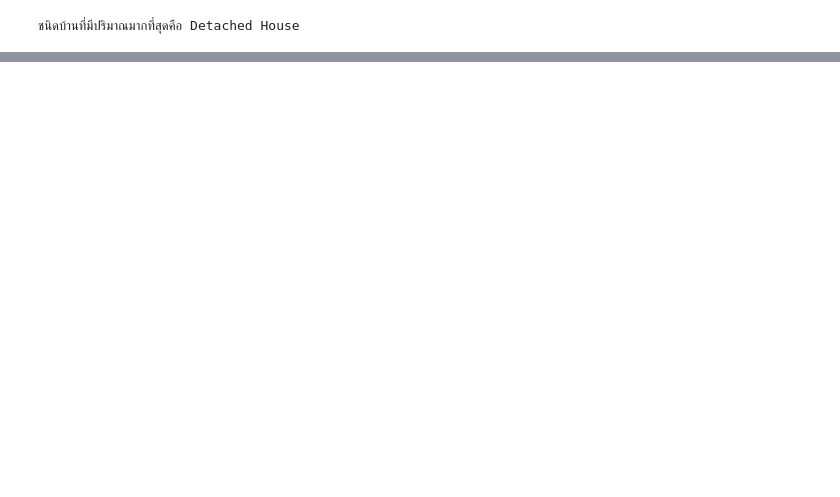
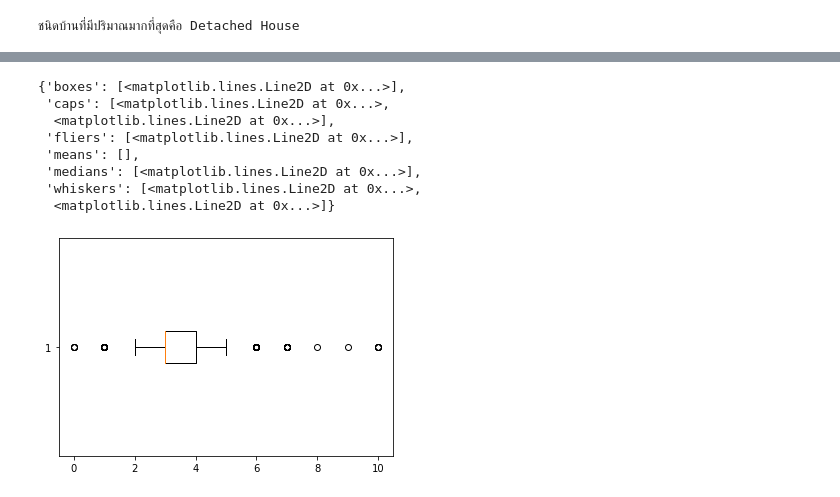
Before and after one commit to jirapat-tho/BasicProg_DataViz65, a Jupyter notebook: Pandas_Dataframe.ipynb, the cells around one changed output, grey strips where cells are left out. Drawn from its saved outputs; the diff is of its cells as text; code cells hidden in the pictures; blank space fills up the shorter version.

Commit message:
eye balling the data

```diff
--- a/Pandas_Dataframe.ipynb
+++ b/Pandas_Dataframe.ipynb
@@ -237,0 +314,12 @@ print(f'ชนิดบ้านที่มีปริมาณมากที
+# %%
+plt.boxplot(data1[data1['propertytype_name_th']=='บ้าน']['count_room_bed'].dropna(),vert=False) # dropna() คือลบค่าทิ้ง ค่าว่างนำมาใช้ไม่ได้ # boxplot ใช้ดูว่ามีค่าแปลกๆมั้ย
+# %% [output]
+{'boxes': [<matplotlib.lines.Line2D at 0x...>],
+ 'caps': [<matplotlib.lines.Line2D at 0x...>,
+  <matplotlib.lines.Line2D at 0x...>],
+ 'fliers': [<matplotlib.lines.Line2D at 0x...>],
+ 'means': [],
+ 'medians': [<matplotlib.lines.Line2D at 0x...>],
+ 'whiskers': [<matplotlib.lines.Line2D at 0x...>,
+  <matplotlib.lines.Line2D at 0x...>]}
+[figure, added]
```
Also changed, not shown: parts of 25 cells of this notebook.
